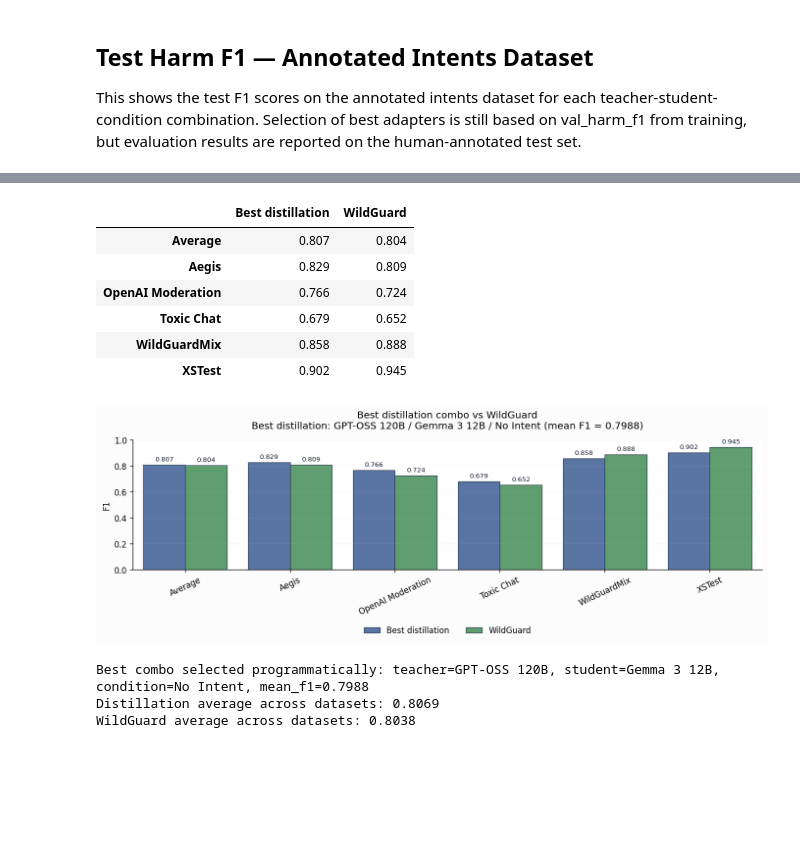
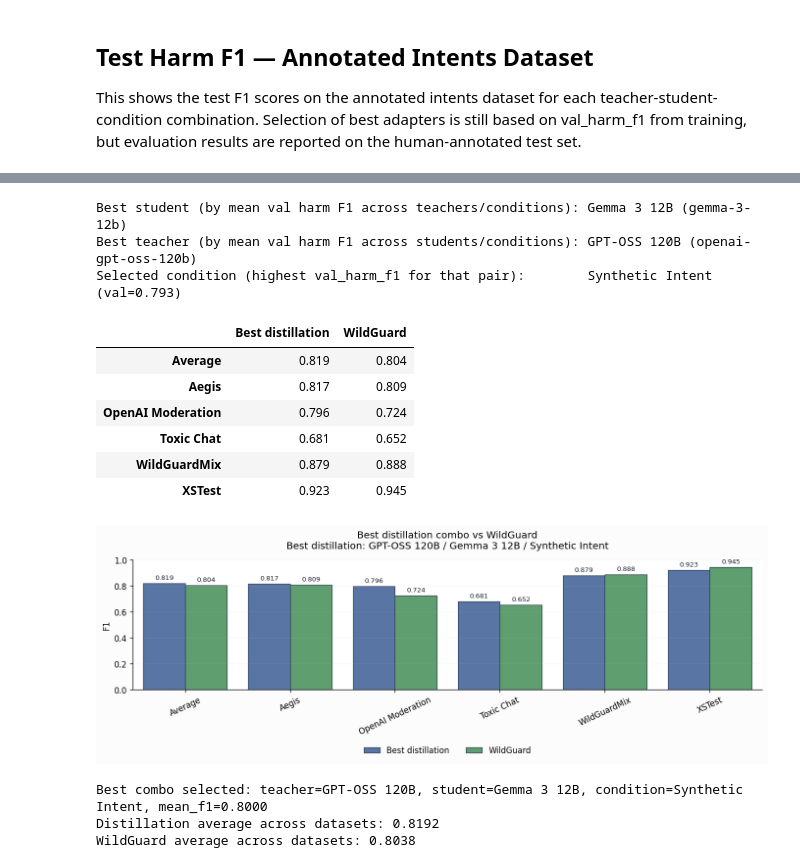
Before and after one commit to Jazhyc/aims-safety-classification, a Jupyter notebook: notebooks/distillation/distillation_results.ipynb, the cells around one changed output, grey strips where cells are left out. Saved outputs shown, nothing was run; the diff lists cells and outputs as text; code cells hidden in the pictures; blank space fills up the shorter version.

```diff
--- a/notebooks/distillation/distillation_results.ipynb
+++ b/notebooks/distillation/distillation_results.ipynb
@@ -47,7 +47,7 @@ STUDENTS = {
     "gemma-3-12b": "Gemma 3 12B",
     "llama-3.1-8b": "Llama 3.1 8B",
     "ministral-3-14b-reasoning": "Ministral 3 14B",
-    # "qwen3-8b": "Qwen3 8B",
+    "qwen3-8b": "Qwen3 8B",
 }
 
 CONDITIONS = {
@@ -1101,11 +1253,28 @@ def compute_metrics(results: list[dict]) -> dict:
     return {"accuracy": (tp + tn) / total if total else 0.0, "precision": precision, "recall": recall, "f1": f1}
 
 
-best_combo = combo_df.sort_values("val_harm_f1", ascending=False).iloc[0]
+# Select best student: highest mean val_harm_f1 averaged across all teachers and conditions.
+best_student_slug = combo_df.groupby("student_slug")["val_harm_f1"].mean().idxmax()
+
+# Select best teacher: highest mean val_harm_f1 averaged across all students and conditions.
+best_teacher_slug = combo_df.groupby("teacher_slug")["val_harm_f1"].mean().idxmax()
+
+# Among combos matching both, pick highest val_harm_f1; ties resolve to the last row in combo_df.
+_candidates = combo_df[
+    (combo_df["student_slug"] == best_student_slug) &
+    (combo_df["teacher_slug"] == best_teacher_slug)
+]
+_max_val = _candidates["val_harm_f1"].round(3).max()
+best_combo = _candidates[_candidates["val_harm_f1"].round(3) == _max_val].iloc[-1]
+
 best_teacher = best_combo["teacher"]
 best_student = best_combo["student"]
 best_condition = best_combo["condition"]
 best_score = float(best_combo["mean_f1"])
+
+print(f"Best student (by mean val harm F1 across teachers/conditions): {best_student} ({best_student_slug})")
+print(f"Best teacher (by mean val harm F1 across students/conditions): {best_teacher} ({best_teacher_slug})")
+print(f"Selected condition (highest val_harm_f1 for that pair):        {best_condition}  (val={float(_max_val):.3f})")
 
 best_records = records_df[
     (records_df["teacher"] == best_teacher)
@@ -1171,45 +1340,48 @@ sns.barplot(
     palette=palette,
     ax=ax,
     edgecolor="#334155",
     linewidth=0.8,
     errorbar=None,
 )
 
 ax.set_title(
     f"Best distillation combo vs WildGuard\n"
-    f"Best distillation: {best_teacher} / {best_student} / {best_condition} (mean F1 = {best_score:.4f})",
+    f"Best distillation: {best_teacher} / {best_student} / {best_condition}",
     pad=14,
 )
 ax.set_xlabel("")
 ax.xaxis.label.set_visible(False)
 ax.set_ylabel("F1")
 ax.set_ylim(0, min(1.0, max(comparison_df["f1"].max() * 1.12, 0.05)))
 ax.tick_params(axis="x", rotation=25, labelsize=10)
 ax.grid(axis="y", color="#cbd5e1", alpha=0.12, linewidth=0.8)
 
 for container in ax.containers:
     ax.bar_label(container, labels=[f"{bar.get_height():.3f}" for bar in container], padding=3, fontsize=8, color="#0f172a")
 
 ax.legend(title=None, loc="upper center", bbox_to_anchor=(0.5, -0.38), ncol=2, frameon=False)
 sns.despine(ax=ax, left=False, bottom=False)
 fig.subplots_adjust(bottom=0.50)
 plt.show()
 
-print(f"Best combo selected programmatically: teacher={best_teacher}, student={best_student}, condition={best_condition}, mean_f1={best_score:.4f}")
+print(f"Best combo selected: teacher={best_teacher}, student={best_student}, condition={best_condition}, mean_f1={best_score:.4f}")
 print(f"Distillation average across datasets: {comparison_df[comparison_df['model'] == 'Best distillation']['f1'].mean():.4f}")
 print(f"WildGuard average across datasets: {comparison_df[comparison_df['model'] == 'WildGuard']['f1'].mean():.4f}")
 # %% [output]
+Best student (by mean val harm F1 across teachers/conditions): Gemma 3 12B (gemma-3-12b)
+Best teacher (by mean val harm F1 across students/conditions): GPT-OSS 120B (openai-gpt-oss-120b)
+Selected condition (highest val_harm_f1 for that pair):        Synthetic Intent  (val=0.793)
 |  | Best distillation | WildGuard |
-| Average | 0.807 | 0.804 |
-| Aegis | 0.829 | 0.809 |
-| OpenAI Moderation | 0.766 | 0.724 |
-| Toxic Chat | 0.679 | 0.652 |
-| WildGuardMix | 0.858 | 0.888 |
-| XSTest | 0.902 | 0.945 |
+| Average | 0.819 | 0.804 |
+| Aegis | 0.817 | 0.809 |
+| OpenAI Moderation | 0.796 | 0.724 |
+| Toxic Chat | 0.681 | 0.652 |
+| WildGuardMix | 0.879 | 0.888 |
+| XSTest | 0.923 | 0.945 |
-[figure, old version]
+[figure, new version]
-Best combo selected programmatically: teacher=GPT-OSS 120B, student=Gemma 3 12B, condition=No Intent, mean_f1=0.7988
-Distillation average across datasets: 0.8069
-WildGuard average across datasets: 0.8038
+Best combo selected: teacher=GPT-OSS 120B, student=Gemma 3 12B, condition=Synthetic Intent, mean_f1=0.8000
+Distillation average across datasets: 0.8192
+WildGuard average across datasets: 0.8038
 # %%
 # Efficiency comparison: WildGuard baseline vs best distillation combo
 
```
Also changed, not shown: parts of 8 cells of this notebook, 3 other files.
